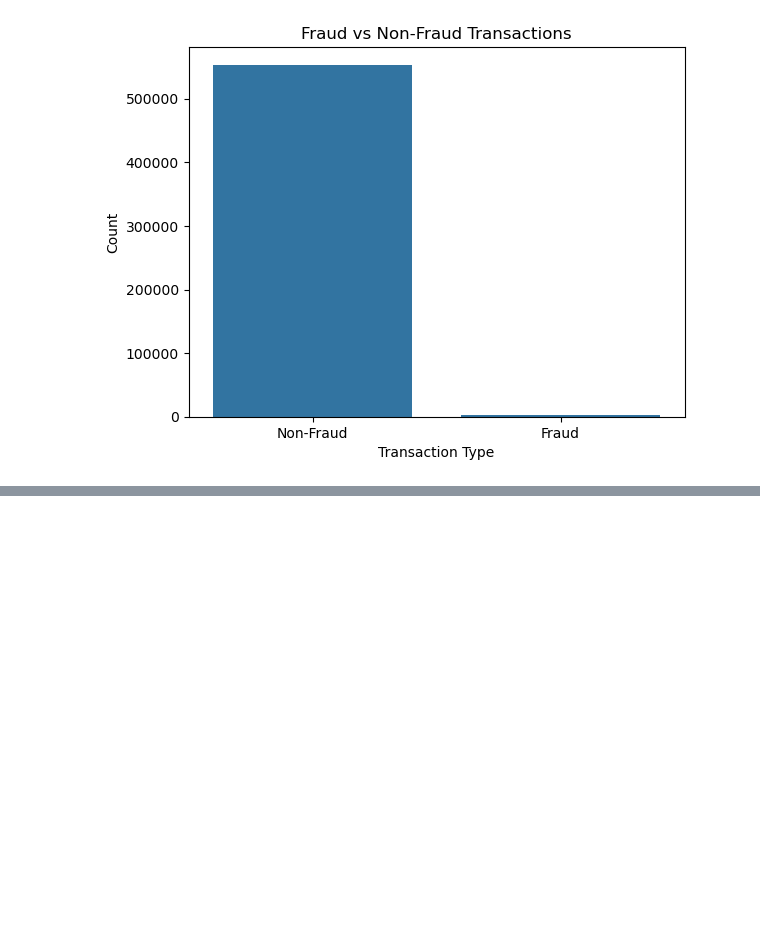
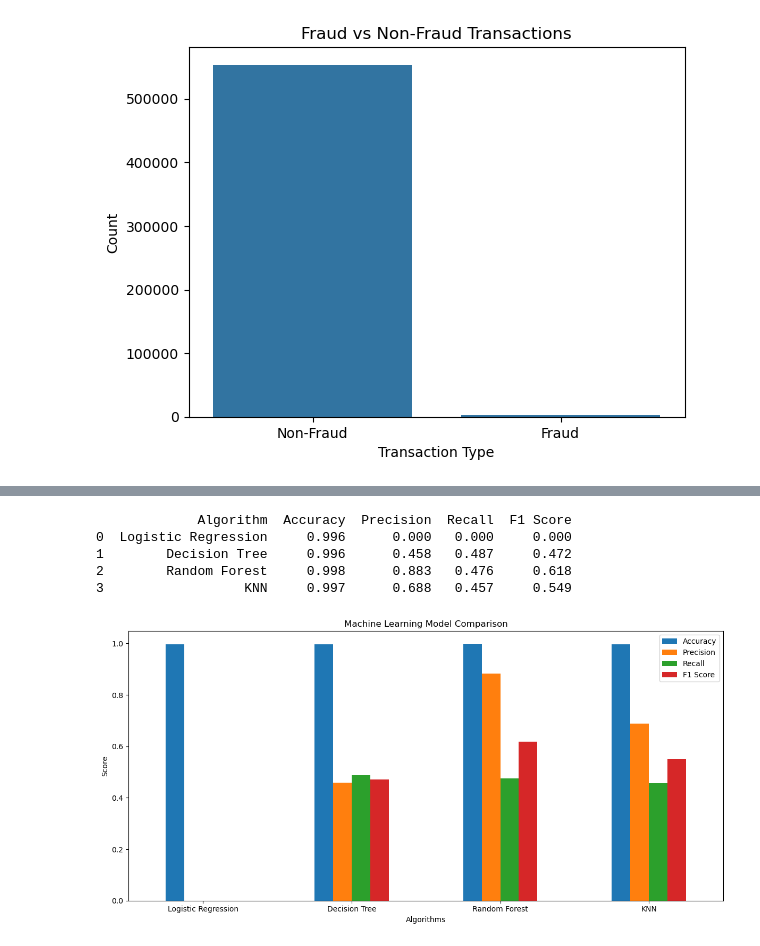
Before and after one commit to snehaldesai24/Internship_Technosignia, a Jupyter notebook: Python/CreaditcardFraud.ipynb, the cells around one changed output, grey strips where cells are left out. Saved outputs shown, nothing was run; the diff lists cells and outputs as text; code cells hidden in the pictures; blank space fills up the shorter version.

```diff
--- a/Python/CreaditcardFraud.ipynb
+++ b/Python/CreaditcardFraud.ipynb
@@ -1104,0 +1481,15 @@ plt.show()
+# %%
+#Random Forest
+rf_model = RandomForestClassifier(
+    n_estimators=100,
+    random_state=42,
+    n_jobs=-1
+)
+
+rf_model.fit(X_train, y_train)
+y_pred_rf = rf_model.predict(X_test)
+print("Random Forest")
+print("Accuracy:", accuracy_score(y_test, y_pred_rf))
+print("Precision:", precision_score(y_test, y_pred_rf))
+print("Recall:", recall_score(y_test, y_pred_rf))
+print("F1 Score:", f1_score(y_test, y_pred_rf))
@@ -1104,0 +1504,12 @@ plt.show()
+# %%
+knn_model = KNeighborsClassifier(
+    n_neighbors=5
+)
+
+knn_model.fit(X_train, y_train)
+y_pred_knn = knn_model.predict(X_test)
+print("KNN")
+print("Accuracy:", accuracy_score(y_test, y_pred_knn))
+print("Precision:", precision_score(y_test, y_pred_knn))
+print("Recall:", recall_score(y_test, y_pred_knn))
+print("F1 Score:", f1_score(y_test, y_pred_knn))
@@ -1104,0 +1640,34 @@ plt.show()
+# %%
+comparison[
+    ["Accuracy", "Precision", "Recall", "F1 Score"]
+] = comparison[
+    ["Accuracy", "Precision", "Recall", "F1 Score"]
+].round(3)
+
+print(comparison)
+# %% [output]
+             Algorithm  Accuracy  Precision  Recall  F1 Score
+0  Logistic Regression     0.996      0.000   0.000     0.000
+1        Decision Tree     0.996      0.458   0.487     0.472
+2        Random Forest     0.998      0.883   0.476     0.618
+3                  KNN     0.997      0.688   0.457     0.549
+# %%
+# Comparison Graph
+import matplotlib.pyplot as plt
+
+comparison.set_index("Algorithm")[
+    ["Accuracy", "Precision", "Recall", "F1 Score"]
+].plot(
+    kind="bar",
+    figsize=(12, 6)
+)
+
+plt.title("Machine Learning Model Comparison")
+plt.xlabel("Algorithms")
+plt.ylabel("Score")
+plt.xticks(rotation=0)
+plt.legend()
+plt.tight_layout()
+plt.show()
+# %% [output]
+[figure, added]
```
Also changed, not shown: parts of 33 cells of this notebook.
